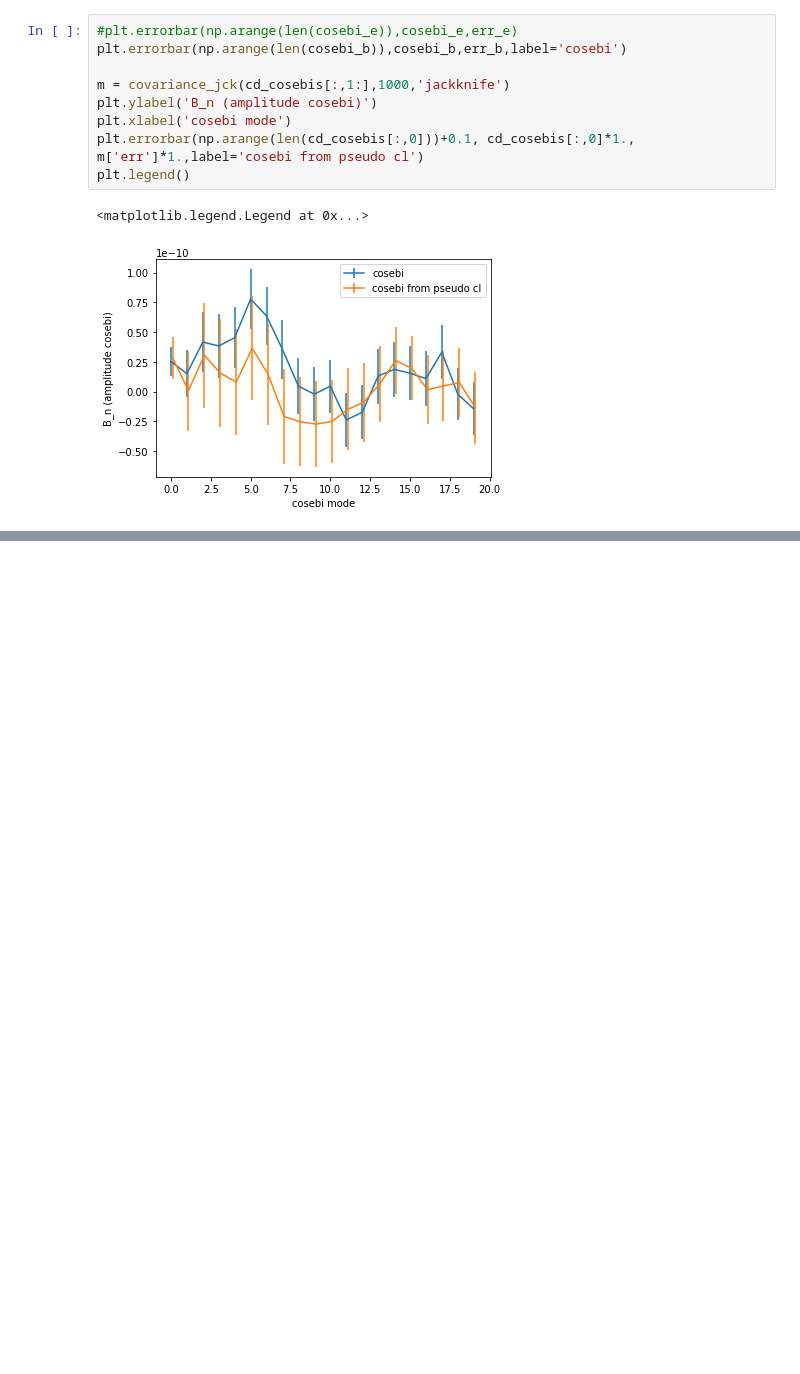
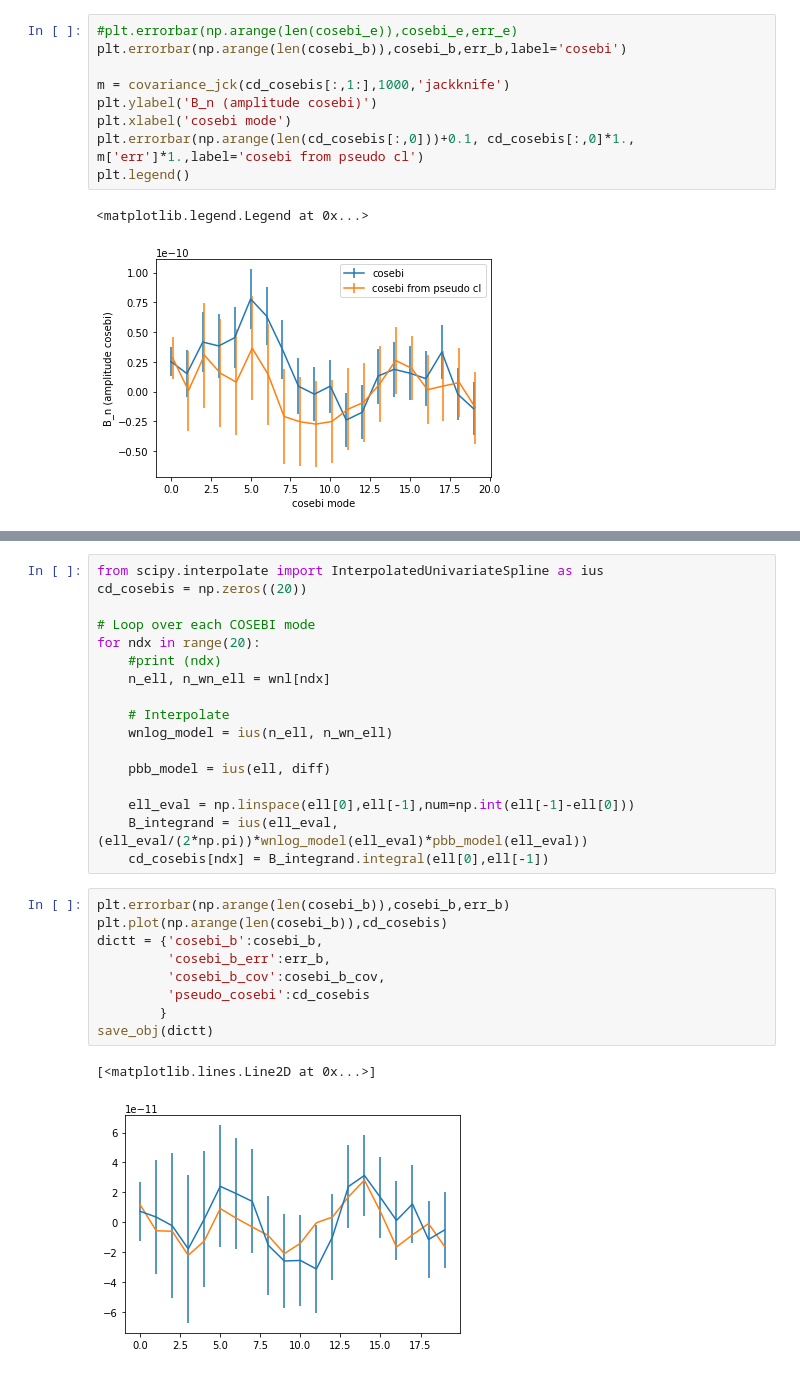
Before and after one commit to des-science/Y3_shearcat_tests, a Jupyter notebook: B-modes/scripts/comparison.ipynb, the cells around one changed output, grey strips where cells are left out. Cells and saved outputs as stored; diff of their text form; blank space fills up the shorter version.

```diff
--- a/B-modes/scripts/comparison.ipynb
+++ b/B-modes/scripts/comparison.ipynb
@@ -212,0 +292,29 @@ plt.legend()
+# %%
+from scipy.interpolate import InterpolatedUnivariateSpline as ius
+cd_cosebis = np.zeros((20))
+
+# Loop over each COSEBI mode
+for ndx in range(20):
+    #print (ndx)
+    n_ell, n_wn_ell = wnl[ndx]
+
+    # Interpolate
+    wnlog_model = ius(n_ell, n_wn_ell)
+
+    pbb_model = ius(ell, diff)
+
+    ell_eval = np.linspace(ell[0],ell[-1],num=np.int(ell[-1]-ell[0]))
+    B_integrand = ius(ell_eval, (ell_eval/(2*np.pi))*wnlog_model(ell_eval)*pbb_model(ell_eval))
+    cd_cosebis[ndx] = B_integrand.integral(ell[0],ell[-1])
+# %%
+plt.errorbar(np.arange(len(cosebi_b)),cosebi_b,err_b)
+plt.plot(np.arange(len(cosebi_b)),cd_cosebis)
+dictt = {'cosebi_b':cosebi_b,
+         'cosebi_b_err':err_b,
+         'cosebi_b_cov':cosebi_b_cov,
+         'pseudo_cosebi':cd_cosebis
+        }
+save_obj(dictt)
+# %% [output]
+[<matplotlib.lines.Line2D at 0x...>]
+[figure, added]
```
Also changed, not shown: parts of 2 cells of this notebook.
